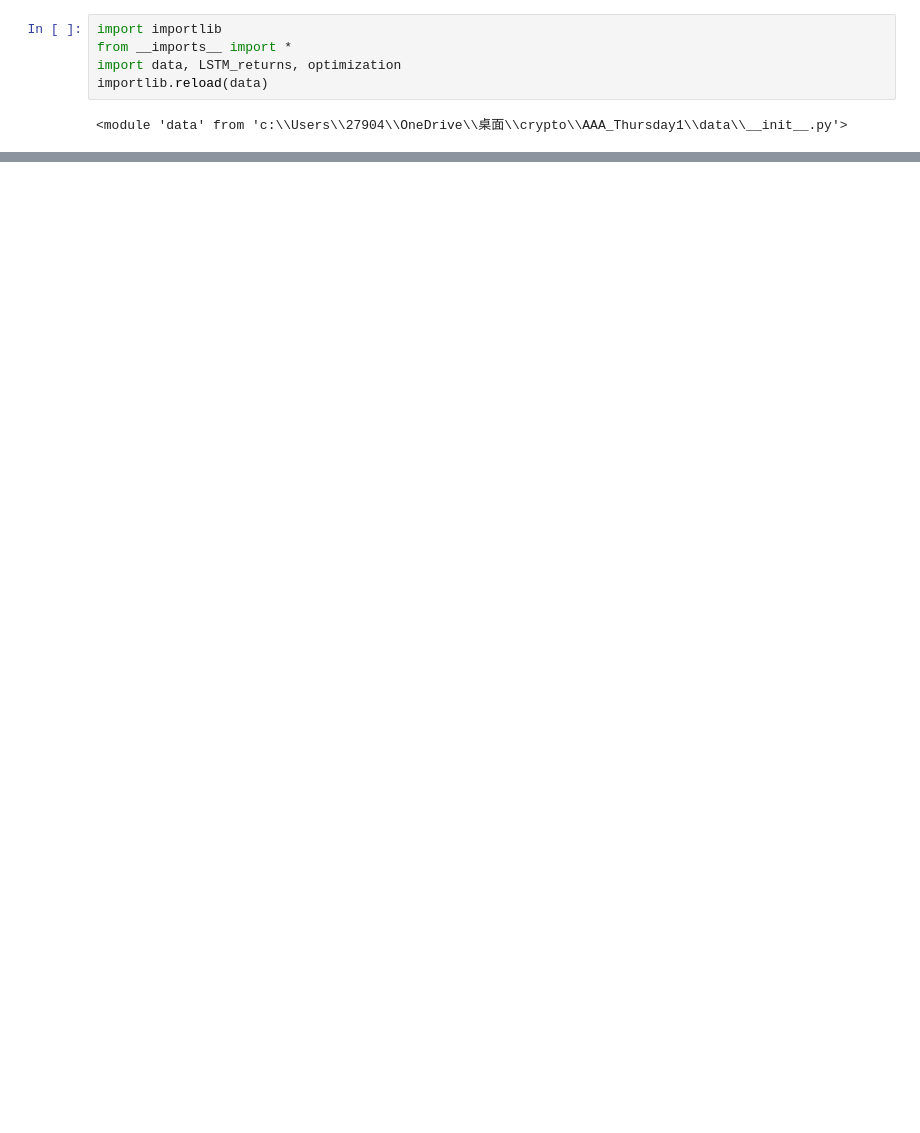
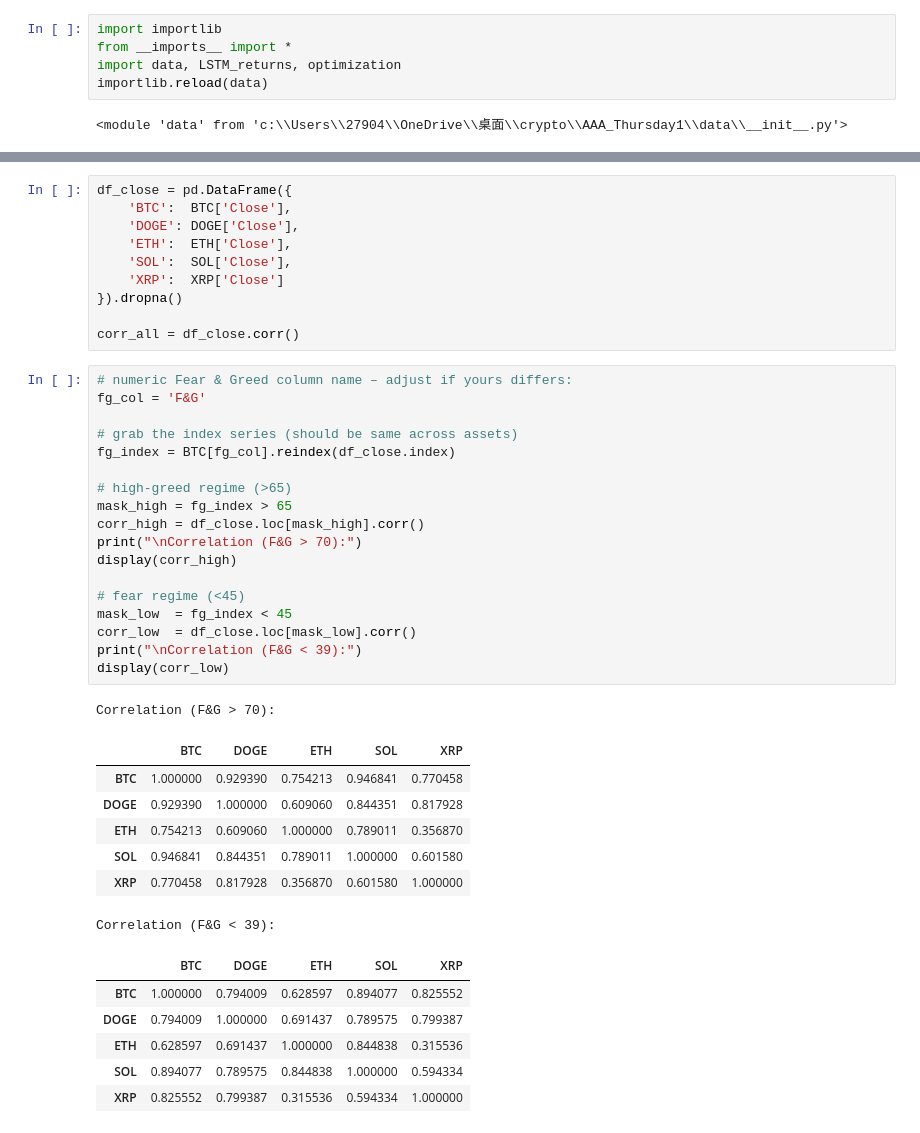
Before and after one commit to iancadev/crypto, a Jupyter notebook: AAA_Thursday1/crap.ipynb, the cells around one changed output, grey strips where cells are left out. Saved outputs shown, nothing was run; the diff lists cells and outputs as text; blank space fills up the shorter version.

```diff
--- a/AAA_Thursday1/crap.ipynb
+++ b/AAA_Thursday1/crap.ipynb
@@ -341,0 +83,43 @@ plt.show()
+# %%
+df_close = pd.DataFrame({
+    'BTC':  BTC['Close'],
+    'DOGE': DOGE['Close'],
+    'ETH':  ETH['Close'],
+    'SOL':  SOL['Close'],
+    'XRP':  XRP['Close']
+}).dropna()
+
+corr_all = df_close.corr()
+# %%
+# numeric Fear & Greed column name – adjust if yours differs:
+fg_col = 'F&G'
+
+# grab the index series (should be same across assets)
+fg_index = BTC[fg_col].reindex(df_close.index)
+
+# high‐greed regime (>65)
+mask_high = fg_index > 65
+corr_high = df_close.loc[mask_high].corr()
+print("\nCorrelation (F&G > 70):")
+display(corr_high)
+
+# fear regime (<45)
+mask_low  = fg_index < 45
+corr_low  = df_close.loc[mask_low].corr()
+print("\nCorrelation (F&G < 39):")
+display(corr_low)
+# %% [output]
+Correlation (F&G > 70):
+|  | BTC | DOGE | ETH | SOL | XRP |
+| BTC | 1.000000 | 0.929390 | 0.754213 | 0.946841 | 0.770458 |
+| DOGE | 0.929390 | 1.000000 | 0.609060 | 0.844351 | 0.817928 |
+| ETH | 0.754213 | 0.609060 | 1.000000 | 0.789011 | 0.356870 |
+| SOL | 0.946841 | 0.844351 | 0.789011 | 1.000000 | 0.601580 |
+| XRP | 0.770458 | 0.817928 | 0.356870 | 0.601580 | 1.000000 |
+Correlation (F&G < 39):
+|  | BTC | DOGE | ETH | SOL | XRP |
+| BTC | 1.000000 | 0.794009 | 0.628597 | 0.894077 | 0.825552 |
+| DOGE | 0.794009 | 1.000000 | 0.691437 | 0.789575 | 0.799387 |
+| ETH | 0.628597 | 0.691437 | 1.000000 | 0.844838 | 0.315536 |
+| SOL | 0.894077 | 0.789575 | 0.844838 | 1.000000 | 0.594334 |
+| XRP | 0.825552 | 0.799387 | 0.315536 | 0.594334 | 1.000000 |
```
Also changed, not shown: parts of 16 cells of this notebook, 5 other files.
